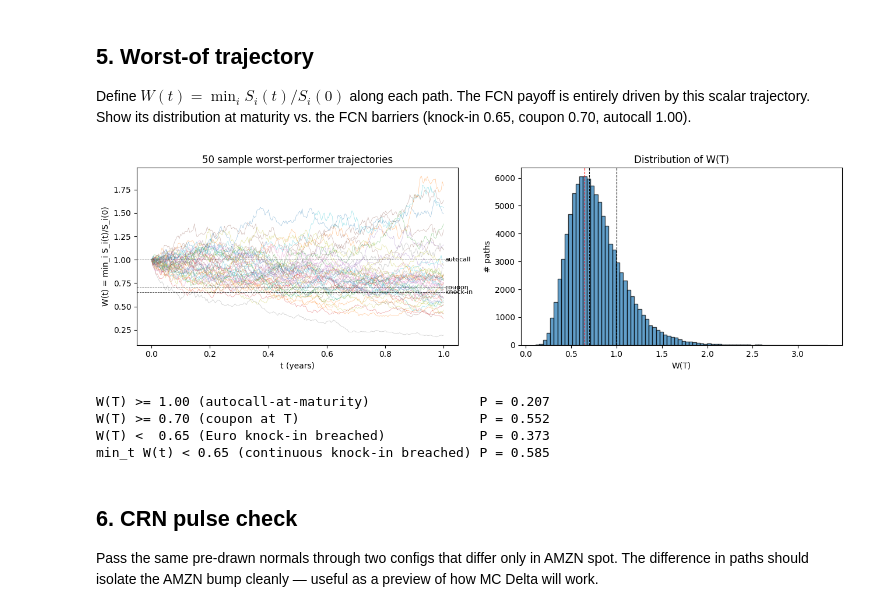
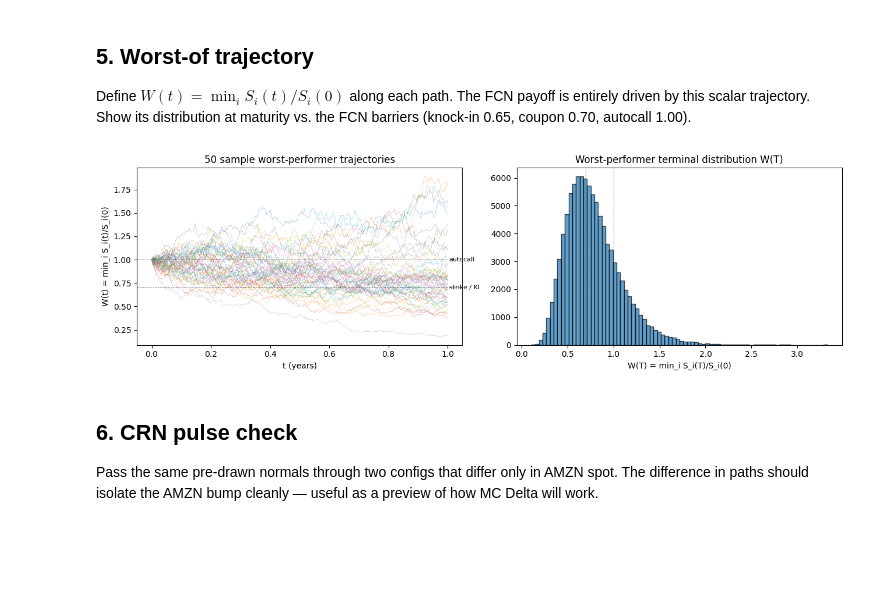
Before and after one commit to jothamteo/fcn-worst-of-pricer, a Jupyter notebook: notebooks/02_gbm_simulation.ipynb, the cells around one changed output. Saved outputs shown, nothing was run; the diff lists cells and outputs as text; code cells hidden in the pictures; blank space fills up the shorter version.

```diff
--- a/notebooks/02_gbm_simulation.ipynb
+++ b/notebooks/02_gbm_simulation.ipynb
@@ -136,45 +148,27 @@ Define $W(t) = \min_i S_i(t)/S_i(0)$ along each path. The FCN payoff is entirely
 # %%
 perf = paths / spots               # (paths, steps+1, d)
 worst = perf.min(axis=2)            # (paths, steps+1)
 worst_T = worst[:, -1]
 
 fig, (ax1, ax2) = plt.subplots(1, 2, figsize=(13, 4))
 ax1.plot(time_grid, worst[:50].T, lw=0.4, alpha=0.5)
-for level, label in [(1.00, "autocall"), (0.70, "coupon"), (0.65, "knock-in")]:
+for level, label in [(1.00, "autocall"), (0.70, "strike / KI")]:
     ax1.axhline(level, color="k", lw=0.6, ls="--", alpha=0.7)
     ax1.text(T + 0.005, level, label, va="center", fontsize=8)
 ax1.set_title("50 sample worst-performer trajectories")
 ax1.set_xlabel("t (years)")
 ax1.set_ylabel("W(t) = min_i S_i(t)/S_i(0)")
 
 ax2.hist(worst_T, bins=80, edgecolor="k", alpha=0.7)
-for level, label in [(1.00, "autocall"), (0.70, "coupon"), (0.65, "knock-in")]:
-    ax2.axvline(level, color="red" if label == "knock-in" else "k", lw=0.8, ls="--")
-ax2.set_title("Distribution of W(T)")
-ax2.set_xlabel("W(T)")
-ax2.set_ylabel("# paths")
+for level, label in [(1.00, "autocall"), (0.70, "strike / KI")]:
+    ax2.axvline(level, color="k", lw=0.6, ls="--", alpha=0.7)
+ax2.set_title("Worst-performer terminal distribution W(T)")
+ax2.set_xlabel("W(T) = min_i S_i(T)/S_i(0)")
+
 plt.tight_layout()
 plt.show()
-
-for thr, label in [(1.00, "W(T) >= 1.00 (autocall-at-maturity)"),
-                    (0.70, "W(T) >= 0.70 (coupon at T)"),
-                    (0.65, "W(T) <  0.65 (Euro knock-in breached)"),
-                    (None, "min_t W(t) < 0.65 (continuous knock-in breached)")]:
-    if thr is None:
-        p = (worst.min(axis=1) < 0.65).mean()
-        print(f"{label:<48s} P = {p:.3f}")
-    elif label.startswith("W(T) <"):
-        p = (worst_T < thr).mean()
-        print(f"{label:<48s} P = {p:.3f}")
-    else:
-        p = (worst_T >= thr).mean()
-        print(f"{label:<48s} P = {p:.3f}")
 # %% [output]
-[figure, old version]
+[figure, new version]
-W(T) >= 1.00 (autocall-at-maturity)              P = 0.207
-W(T) >= 0.70 (coupon at T)                       P = 0.552
-W(T) <  0.65 (Euro knock-in breached)            P = 0.373
-min_t W(t) < 0.65 (continuous knock-in breached) P = 0.585
 # %% [markdown]
 ## 6. CRN pulse check
 
```
Also changed, not shown: parts of 3 cells of this notebook.
